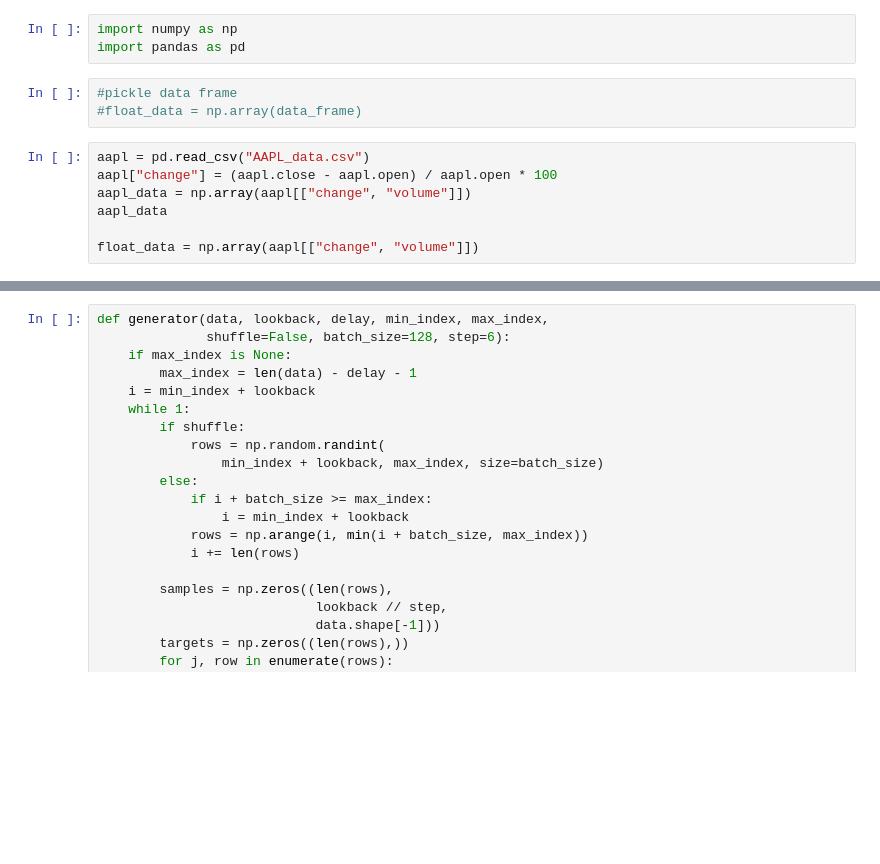
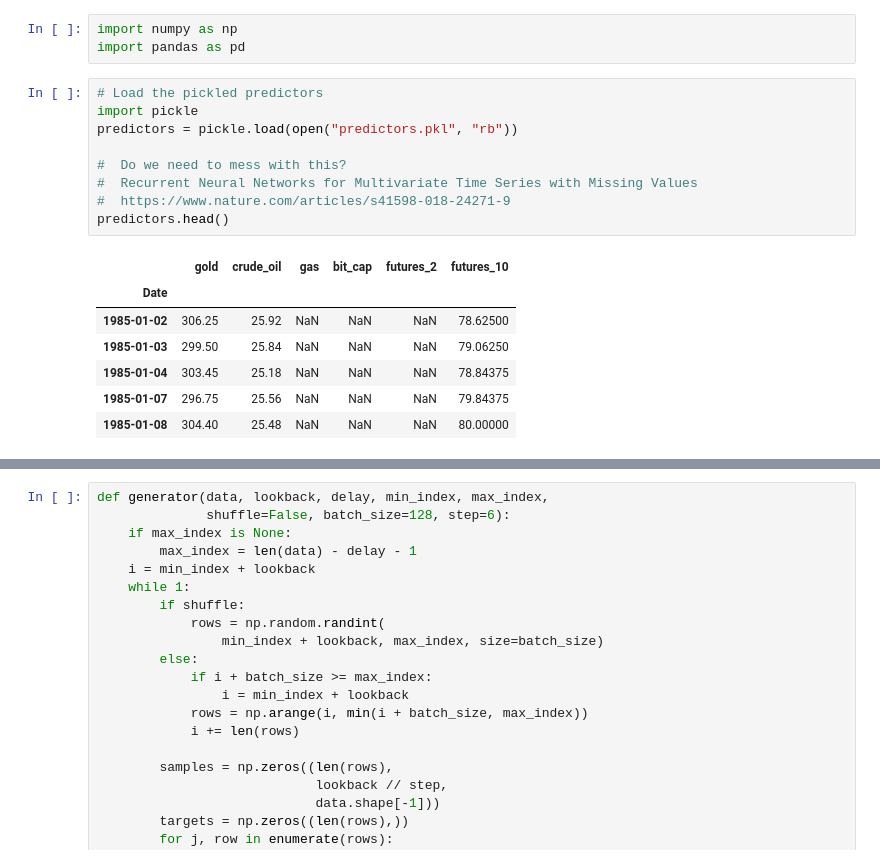
Before and after one commit to c-hamilton/data301_project, a Jupyter notebook: RNN.ipynb, the cells around one changed output, grey strips where cells are left out. Cells and saved outputs as stored; diff of their text form; blank space fills up the shorter version.

```diff
--- a/RNN.ipynb
+++ b/RNN.ipynb
@@ -1,13 +1,20 @@
 # %%
 import numpy as np
 import pandas as pd
-# %%
-#pickle data frame
-#float_data = np.array(data_frame)
-# %%
-aapl = pd.read_csv("AAPL_data.csv")
-aapl["change"] = (aapl.close - aapl.open) / aapl.open * 100
-aapl_data = np.array(aapl[["change", "volume"]])
-aapl_data
-
-float_data = np.array(aapl[["change", "volume"]])
+# %%
+# Load the pickled predictors
+import pickle
+predictors = pickle.load(open("predictors.pkl", "rb"))
+
+#  Do we need to mess with this?
+#  Recurrent Neural Networks for Multivariate Time Series with Missing Values
+#  https://www.nature.com/articles/s41598-018-24271-9
+predictors.head()
+# %% [output]
+|  | gold | crude_oil | gas | bit_cap | futures_2 | futures_10 |
+| Date |  |  |  |  |  |  |
+| 1985-01-02 | 306.25 | 25.92 | NaN | NaN | NaN | 78.62500 |
+| 1985-01-03 | 299.50 | 25.84 | NaN | NaN | NaN | 79.06250 |
+| 1985-01-04 | 303.45 | 25.18 | NaN | NaN | NaN | 78.84375 |
+| 1985-01-07 | 296.75 | 25.56 | NaN | NaN | NaN | 79.84375 |
+| 1985-01-08 | 304.40 | 25.48 | NaN | NaN | NaN | 80.00000 |
```
Also changed, not shown: parts of 7 cells of this notebook, 3 other files.
